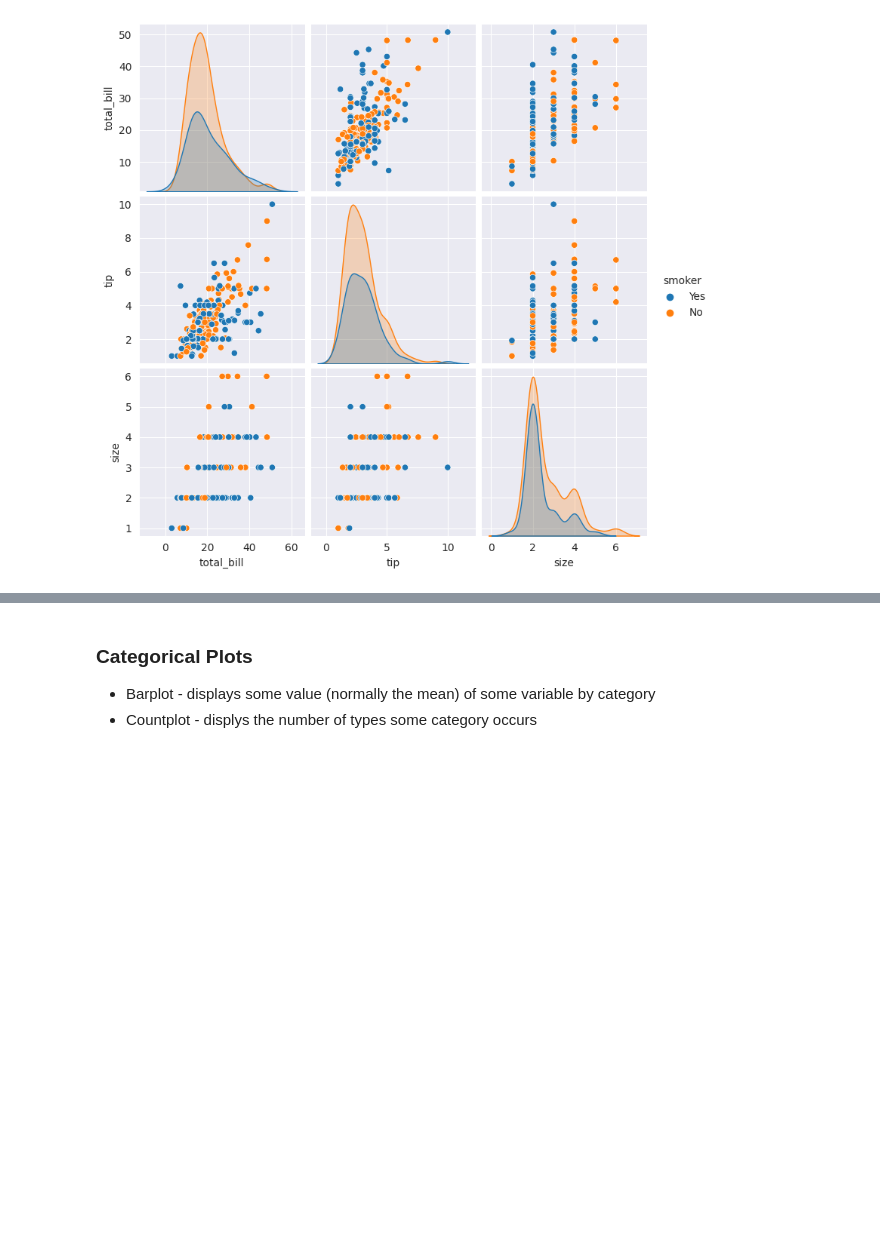
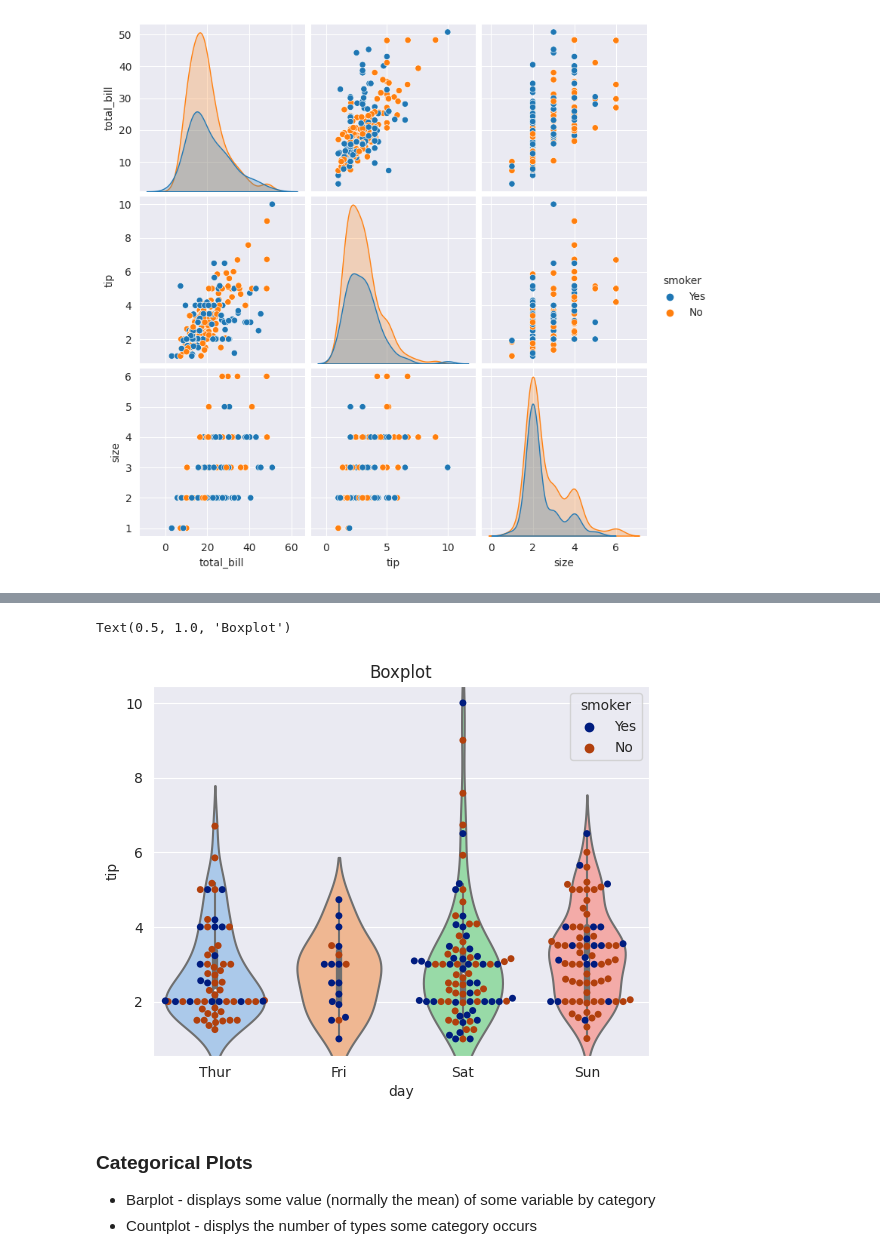
Before and after one commit to drolsonmi/math3080, a Jupyter notebook: Notes/08b Graphs_Seaborn.ipynb, the cells around one changed output, grey strips where cells are left out. Saved outputs shown, nothing was run; the diff lists cells and outputs as text; code cells hidden in the pictures; blank space fills up the shorter version.

```diff
--- a/Notes/08b Graphs_Seaborn.ipynb
+++ b/Notes/08b Graphs_Seaborn.ipynb
@@ -222,3 +201,12 @@ AttributeError: 'function' object has no attribute 'set_visible'
+# %%
+colors = {'Yes': '#0088bb', 'No':'#bbbb55'}
+fig, ax = plt.subplots()
+sns.violinplot(data=tips, x='day', y='tip', palette='pastel')
+sns.swarmplot(data=tips, x='day', y='tip', hue='smoker', palette='dark')
+ax.set_title('Boxplot')
+# %% [output]
+Text(0.5, 1.0, 'Boxplot')
+[figure, added]
 # %% [markdown]
 ### Categorical Plots
 * Barplot - displays some value (normally the mean) of some variable by category
```
Also changed, not shown: parts of 27 cells of this notebook.
